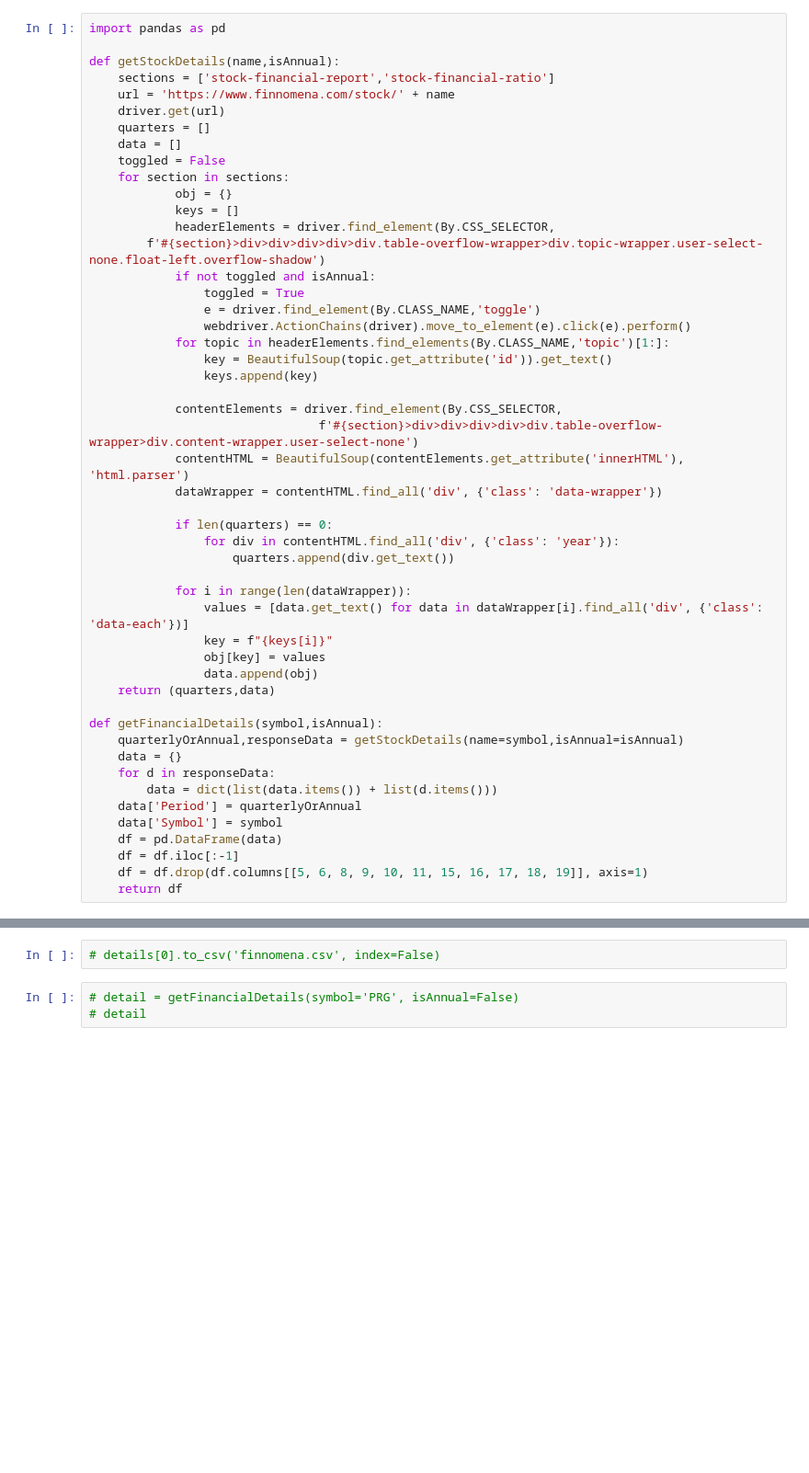
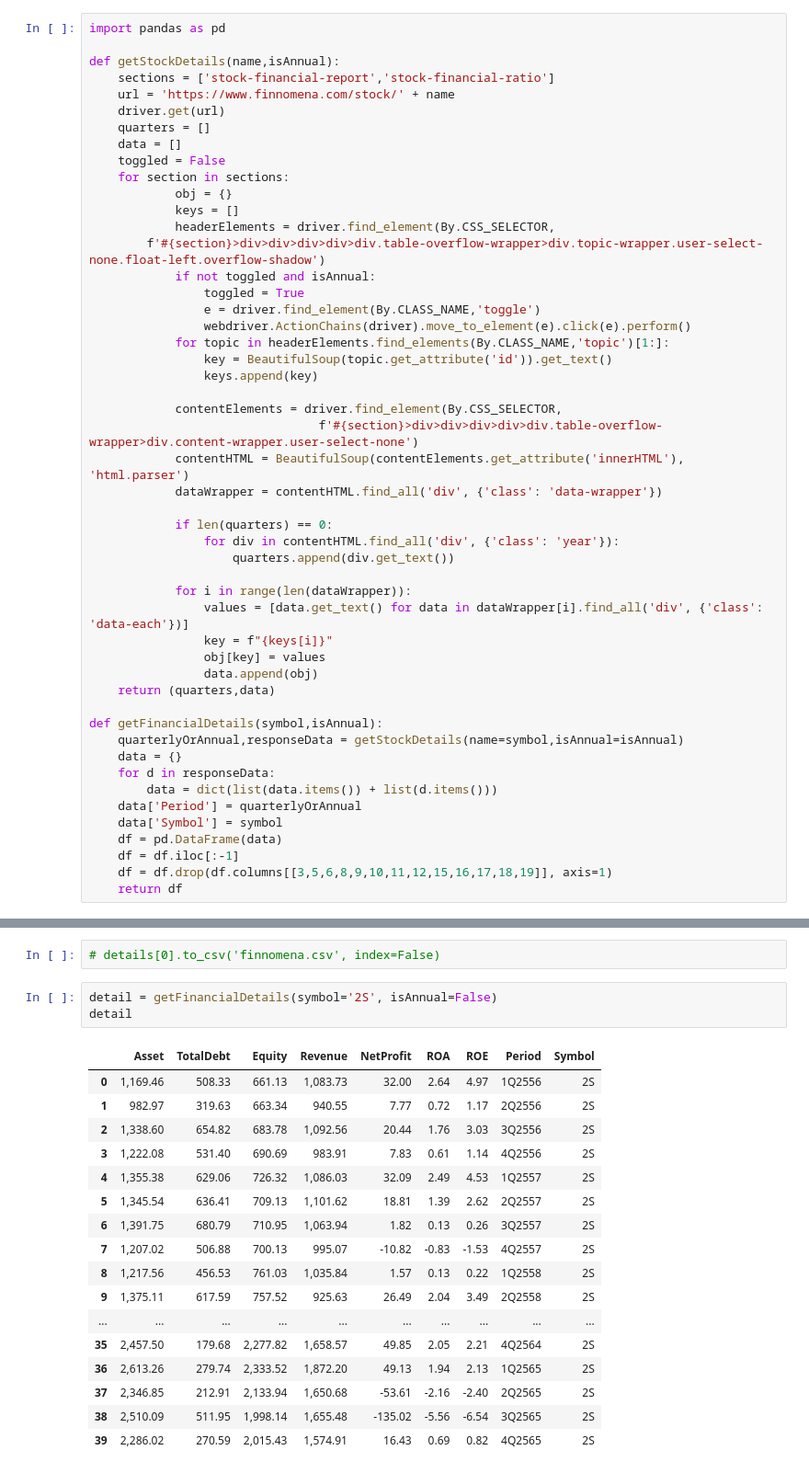
Before and after one commit to TIIIIIIW/SOFTWARE-DEVELOPMENT-2, a Jupyter notebook: ML/Data/data_finnomena.ipynb, the cells around one changed output, grey strips where cells are left out. Shown at 92% size. Drawn from its saved outputs; the diff is of its cells as text; blank space fills up the shorter version.

```diff
--- a/ML/Data/data_finnomena.ipynb
+++ b/ML/Data/data_finnomena.ipynb
@@ -70,7 +70,7 @@ def getFinancialDetails(symbol,isAnnual):
     data['Symbol'] = symbol
     df = pd.DataFrame(data)
     df = df.iloc[:-1]
-    df = df.drop(df.columns[[5, 6, 8, 9, 10, 11, 15, 16, 17, 18, 19]], axis=1)
+    df = df.drop(df.columns[[3,5,6,8,9,10,11,12,15,16,17,18,19]], axis=1)
     return df
 # %%
 import sqlite3
@@ -139,5 +139,23 @@ details[0]
 # %%
 # details[0].to_csv('finnomena.csv', index=False)
 # %%
-# detail = getFinancialDetails(symbol='PRG', isAnnual=False)
-# detail
+detail = getFinancialDetails(symbol='2S', isAnnual=False)
+detail
+# %% [output]
+|  | Asset | TotalDebt | Equity | Revenue | NetProfit | ROA | ROE | Period | Symbol |
+| 0 | 1,169.46 | 508.33 | 661.13 | 1,083.73 | 32.00 | 2.64 | 4.97 | 1Q2556 | 2S |
+| 1 | 982.97 | 319.63 | 663.34 | 940.55 | 7.77 | 0.72 | 1.17 | 2Q2556 | 2S |
+| 2 | 1,338.60 | 654.82 | 683.78 | 1,092.56 | 20.44 | 1.76 | 3.03 | 3Q2556 | 2S |
+| 3 | 1,222.08 | 531.40 | 690.69 | 983.91 | 7.83 | 0.61 | 1.14 | 4Q2556 | 2S |
+| 4 | 1,355.38 | 629.06 | 726.32 | 1,086.03 | 32.09 | 2.49 | 4.53 | 1Q2557 | 2S |
+| 5 | 1,345.54 | 636.41 | 709.13 | 1,101.62 | 18.81 | 1.39 | 2.62 | 2Q2557 | 2S |
+| 6 | 1,391.75 | 680.79 | 710.95 | 1,063.94 | 1.82 | 0.13 | 0.26 | 3Q2557 | 2S |
+| 7 | 1,207.02 | 506.88 | 700.13 | 995.07 | -10.82 | -0.83 | -1.53 | 4Q2557 | 2S |
+| 8 | 1,217.56 | 456.53 | 761.03 | 1,035.84 | 1.57 | 0.13 | 0.22 | 1Q2558 | 2S |
+| 9 | 1,375.11 | 617.59 | 757.52 | 925.63 | 26.49 | 2.04 | 3.49 | 2Q2558 | 2S |
+| ... | ... | ... | ... | ... | ... | ... | ... | ... | ... |
+| 35 | 2,457.50 | 179.68 | 2,277.82 | 1,658.57 | 49.85 | 2.05 | 2.21 | 4Q2564 | 2S |
+| 36 | 2,613.26 | 279.74 | 2,333.52 | 1,872.20 | 49.13 | 1.94 | 2.13 | 1Q2565 | 2S |
+| 37 | 2,346.85 | 212.91 | 2,133.94 | 1,650.68 | -53.61 | -2.16 | -2.40 | 2Q2565 | 2S |
+| 38 | 2,510.09 | 511.95 | 1,998.14 | 1,655.48 | -135.02 | -5.56 | -6.54 | 3Q2565 | 2S |
+| 39 | 2,286.02 | 270.59 | 2,015.43 | 1,574.91 | 16.43 | 0.69 | 0.82 | 4Q2565 | 2S |
```
Also changed, not shown: 1 other file.
